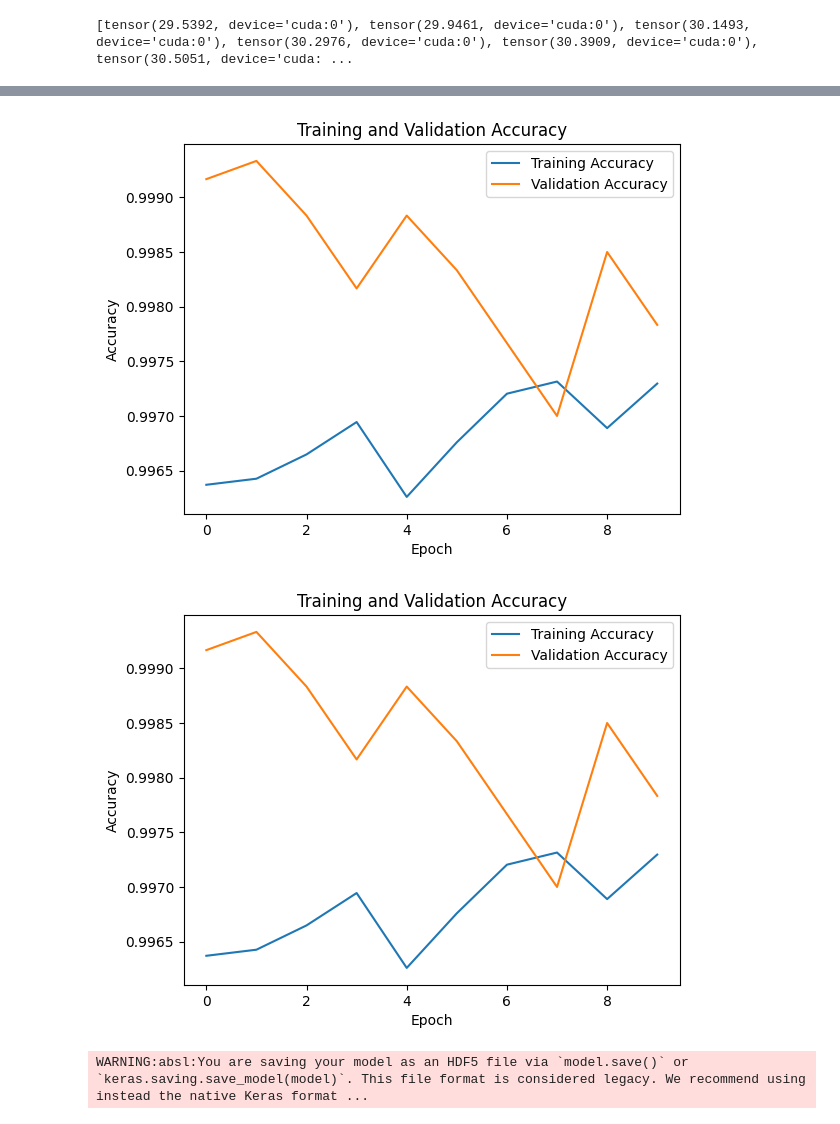
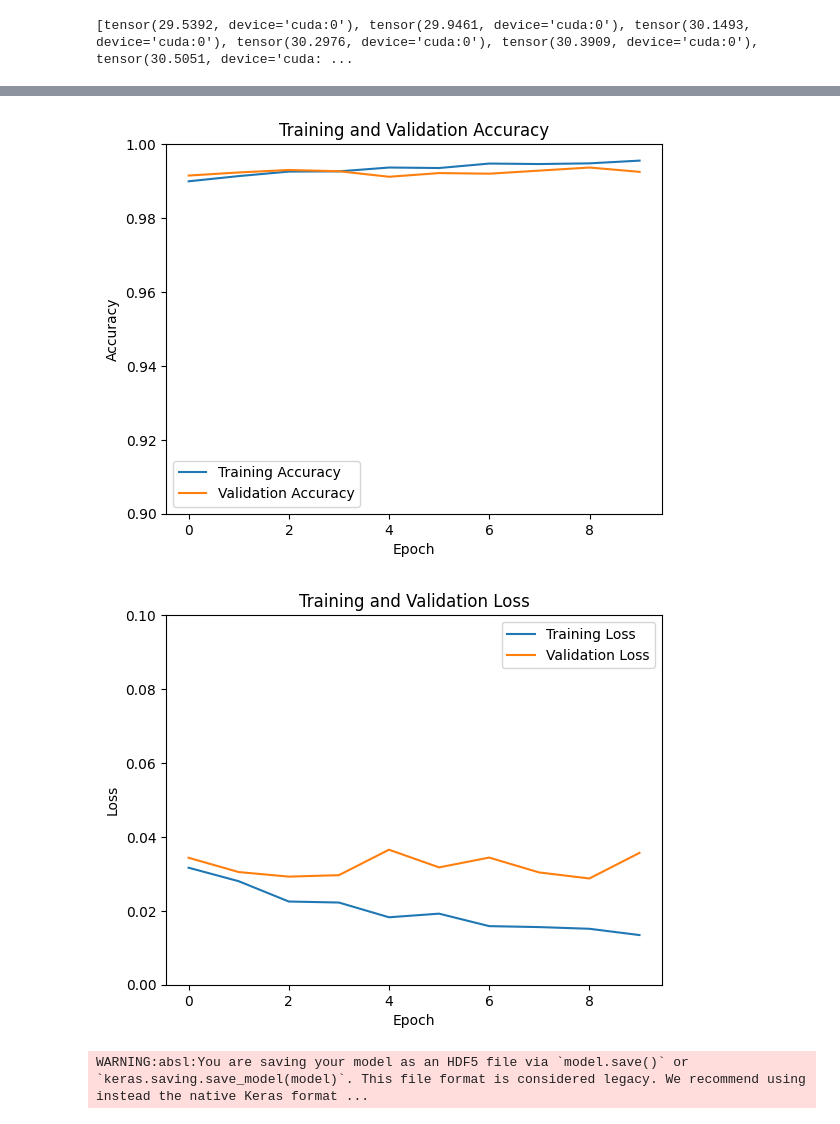
Before and after one commit to ChanifRusydi/TTI6A3-S2TE-38-BP1, a Jupyter notebook: Mini Project-2.ipynb, the cells around one changed output, grey strips where cells are left out. Drawn from its saved outputs; the diff is of its cells as text; code cells hidden in the pictures.

Commit message:
change the validation and loss metric graph

```diff
--- a/Mini Project-2.ipynb
+++ b/Mini Project-2.ipynb
@@ -238,23 +225,25 @@ plt.style.use("default")
 # %%
 plt.plot(history.history['accuracy'], label='Training Accuracy')
 plt.plot(history.history['val_accuracy'], label='Validation Accuracy')
 plt.title('Training and Validation Accuracy')
 plt.xlabel('Epoch')
 plt.ylabel('Accuracy')
+plt.ylim([0.9, 1])
 plt.legend()
 plt.show()
 # %% [output]
-[figure, old version]
+[figure, new version]
 # %%
-plt.plot(history.history['accuracy'], label='Training Accuracy')
-plt.plot(history.history['val_accuracy'], label='Validation Accuracy')
-plt.title('Training and Validation Accuracy')
+plt.plot(history.history['loss'], label='Training Loss')
+plt.plot(history.history['val_loss'], label='Validation Loss')
+plt.title('Training and Validation Loss')
 plt.xlabel('Epoch')
-plt.ylabel('Accuracy')
+plt.ylabel('Loss')
+plt.ylim([0, 0.1])
 plt.legend()
 plt.show()
 # %% [output]
-[figure, old version]
+[figure, new version]
 # %%
 tf_model.save('mnist_model.h5')
 # %% [output]
```
Also changed, not shown: parts of 5 cells of this notebook, 2 other files.
